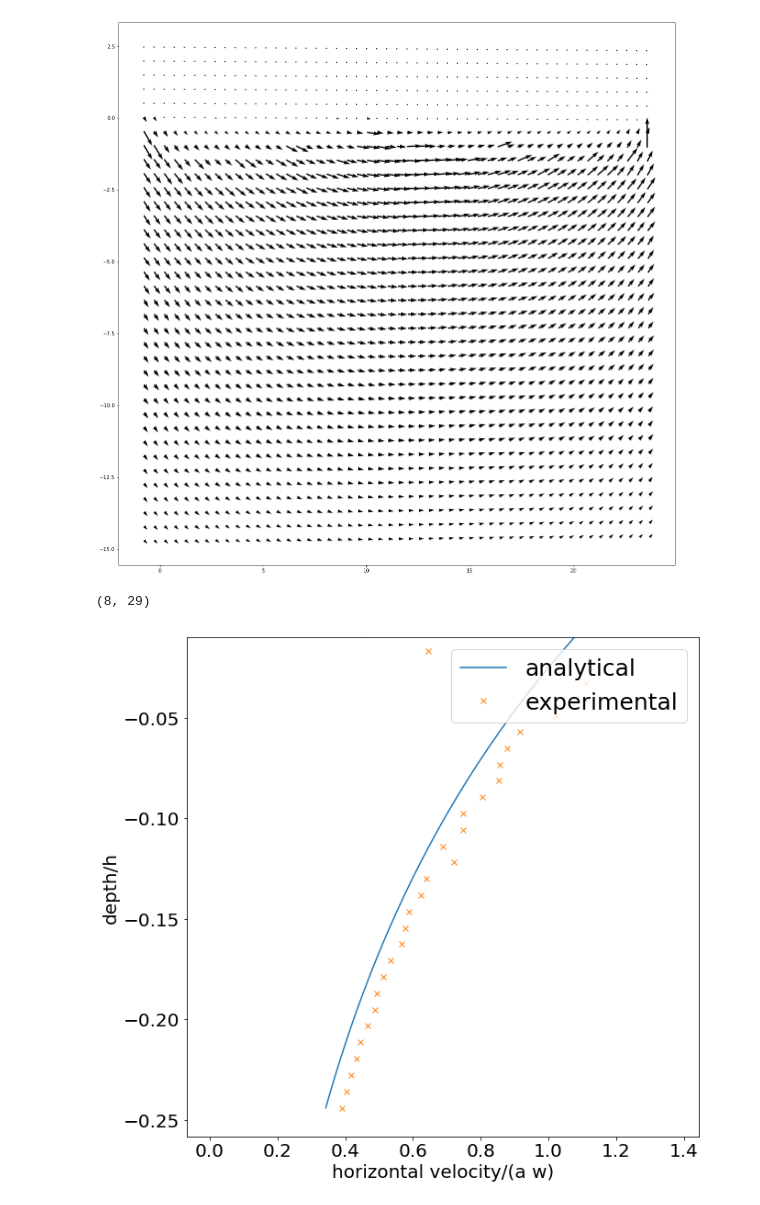
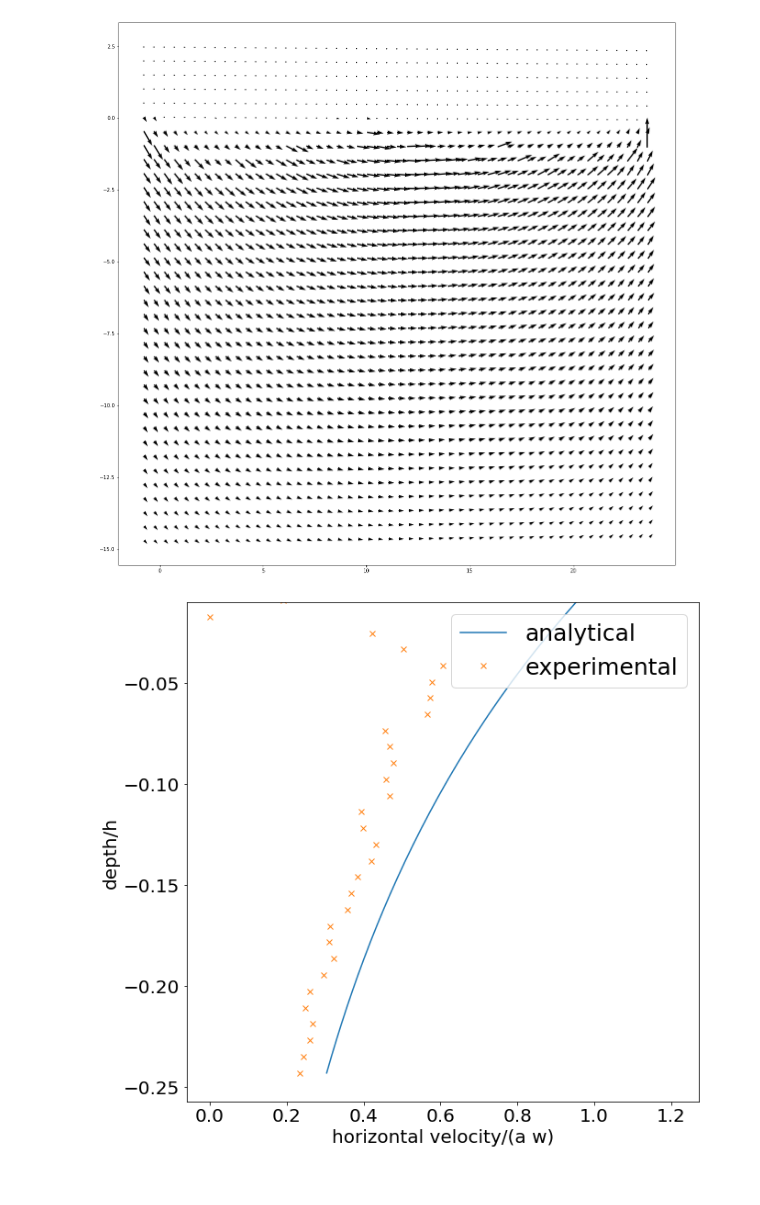
Before and after one commit to anacost/PIV1, a Jupyter notebook: 2oblig/oblig2_MEK4600run7.ipynb, the cells around one changed output. Cells and saved outputs as stored; diff of their text form; code cells hidden in the pictures.

```diff
--- a/2oblig/oblig2_MEK4600run7.ipynb
+++ b/2oblig/oblig2_MEK4600run7.ipynb
@@ -472,34 +472,33 @@ fig = matplotlib.pyplot.figure(figsize=[10,10])
 UUw = uw.reshape(u.shape[0],u.shape[1])  #reshaped in u shape
 VVw = vw.reshape(v.shape[0],v.shape[1])
 XXw = xw.reshape(x.shape[0],x.shape[1])
 YYw = yw.reshape(y.shape[0],y.shape[1])
 abc = numpy.unravel_index(numpy.argmax(numpy.sqrt(UUw**2), axis=None),UUw.shape) # index of crest point
-#abc = numpy.argmax(numpy.sqrt(UUw**2 + VVw**2)) # index of crest point
+abc = numpy.unravel_index(numpy.argmax(numpy.sqrt(UUw**2 + VVw**2), axis=None),UUw.shape) # index of crest point
 #print(abc)
 Uw_Crest = UUw[abc] #horizontal velocity at crest
 #print(uw[464],Uw_Crest)
 #print("Values equal Uw_Crest = ", UUw[UUw==Uw_Crest])
 indices = numpy.nonzero(UUw == Uw_Crest)  #indices in 2D coordinates
 #print("Their indices are ", numpy.nonzero(UUw == Uw_Crest), UUw[numpy.nonzero(UUw == Uw_Crest)],
 #    VVw[numpy.nonzero(UUw == Uw_Crest)], XXw[numpy.nonzero(UUw == Uw_Crest)], YYw[numpy.nonzero(UUw == Uw_Crest)])
 #print(indices[0], indices[1])
 a = 0.36
 k = 0.0816
 g = 9.81 * 100
 w = numpy.sqrt(g*k*(1+(k*a)**2))#2*numpy.pi* 1.425  #8.95
 h = 0.6*100 # cm
 #print(YYw[:, indices[1]])
-vs = a*w*numpy.exp(k*(YYw[:, indices[1]]+1.5))
+vs = a*w*numpy.exp(k*(YYw[:, indices[1]]))
 vw_s = vs/(a*w)    #scaling analytical value
 matplotlib.pyplot.plot( vw_s, YYw[:, indices[1]]/h, UUw[:, indices[1]]/(a*w), YYw[:, indices[1]]/h,'x')
 matplotlib.pyplot.legend(['analytical', 'experimental'], fontsize= 25, loc= 1)
 matplotlib.pyplot.ylabel('depth/h', fontsize= 20)
 matplotlib.pyplot.xlabel('horizontal velocity/(a w)', fontsize= 20)#(r' $\theta  $ ', fontsize= 20)
 matplotlib.pyplot.xticks(size=20)#(-1, 0, 1), ('-1', '0', '1'), color='k', size=20)
 matplotlib.pyplot.yticks(size=20)
 matplotlib.pyplot.ylim(ymax=-0.01)
 #fig.savefig('.pdf')
 matplotlib.pyplot.show();
 # %% [output]
-(8, 29)
-[figure, old version]
+[figure, new version]
```
